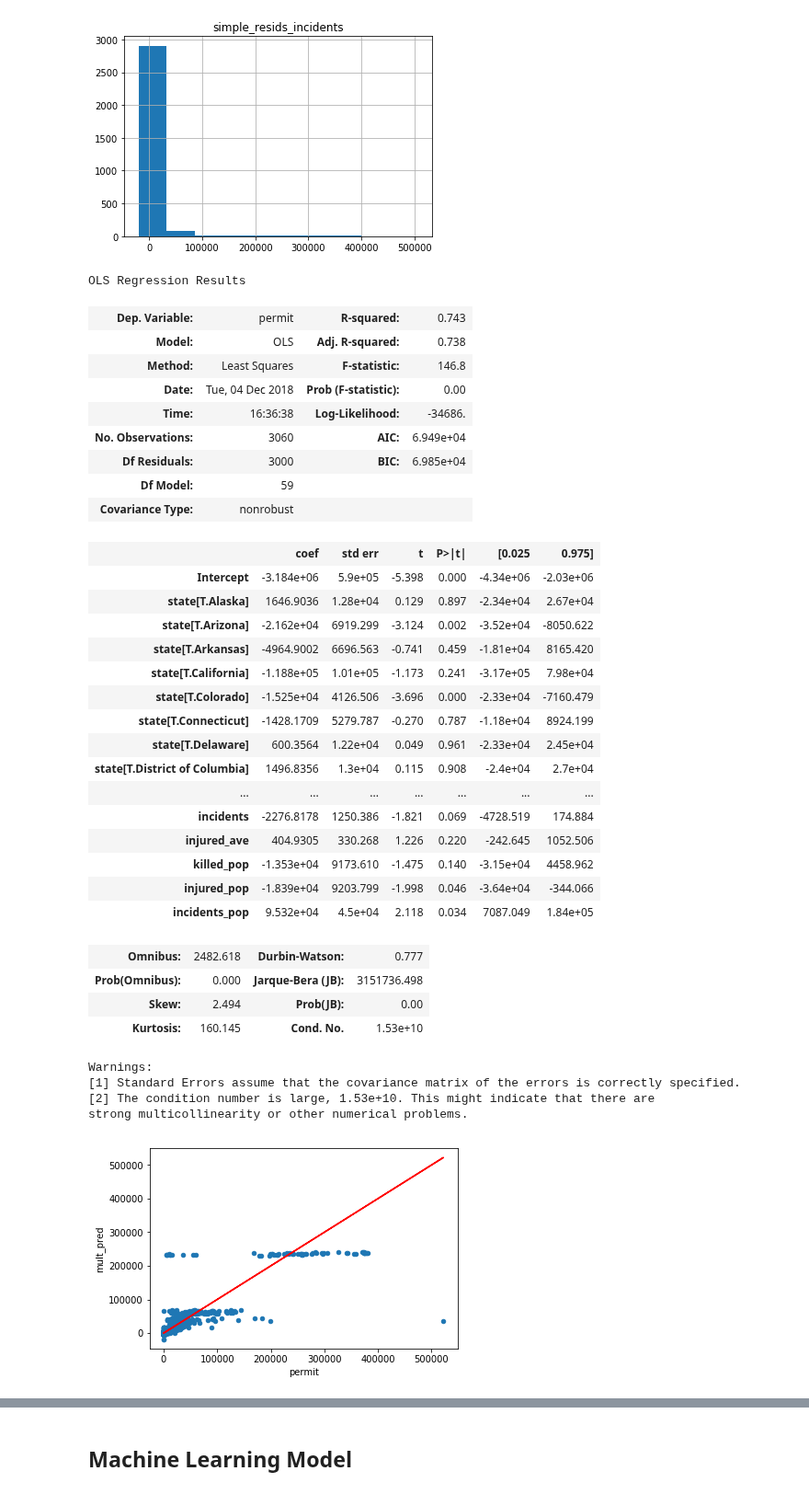
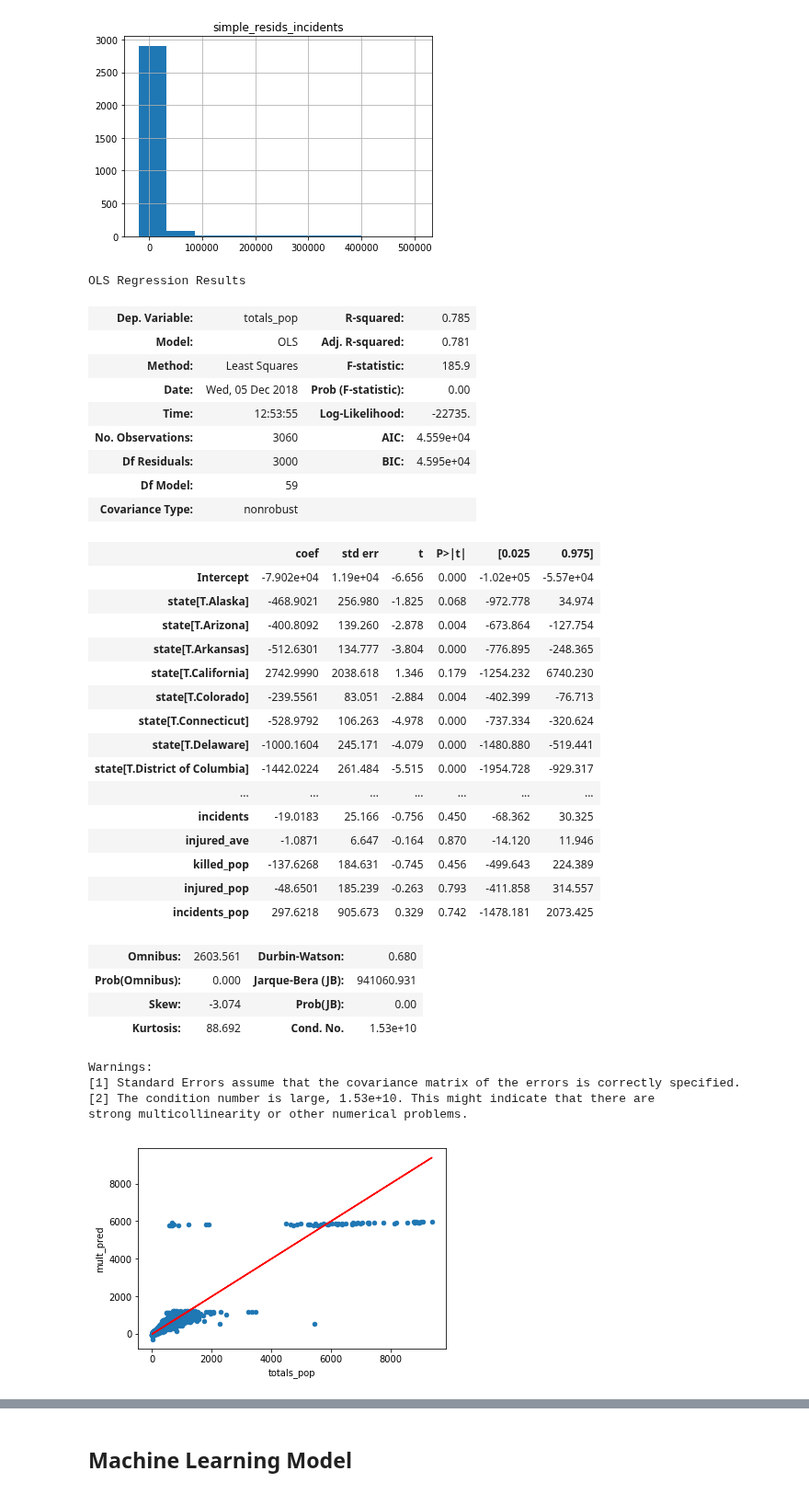
Before and after one commit to EliasFM/INFO370-FinalProject, a Jupyter notebook: Analysis .ipynb, the cells around one changed output, grey strips where cells are left out. Shown at 92% size. Cells and saved outputs as stored; diff of their text form; code cells hidden in the pictures.

```diff
--- a/Analysis .ipynb
+++ b/Analysis .ipynb
@@ -100,5 +100,5 @@ plt.show()
 # %%
-lm = smf.ols(formula='permit ~ killed_pop', data=shooting_and_sales_per_pop).fit()
+lm = smf.ols(formula='totals_pop ~ killed_pop', data=shooting_and_sales_per_pop).fit()
 lm.summary()
 # %% [output]
 OLS Regression Results
@@ -121,7 +121,7 @@ OLS Regression Results
 Warnings:
 [1] Standard Errors assume that the covariance matrix of the errors is correctly specified.
 # %%
-injured_lm = smf.ols(formula='permit ~ injured_pop', data=shooting_and_sales_per_pop).fit()
+injured_lm = smf.ols(formula='totals_pop ~ injured_pop', data=shooting_and_sales_per_pop).fit()
 injured_lm.summary()
 # %% [output]
 OLS Regression Results
@@ -144,7 +144,7 @@ OLS Regression Results
 Warnings:
 [1] Standard Errors assume that the covariance matrix of the errors is correctly specified.
 # %%
-incident_lm = smf.ols(formula='permit ~ incidents_pop', data=shooting_and_sales_per_pop).fit()
+incident_lm = smf.ols(formula='totals_pop ~ incidents_pop', data=shooting_and_sales_per_pop).fit()
 incident_lm.summary()
 # %% [output]
 OLS Regression Results
@@ -209,49 +209,49 @@ plt.show()
 # %% [output]
 [figure]
 # %%
-full_model =  smf.ols(formula='permit ~ year + population + month + state + injured + incidents + injured_ave + killed_pop + injured_pop + incidents_pop', data=shooting_and_sales_per_pop).fit()
+full_model =  smf.ols(formula='totals_pop ~ year + population + month + state + injured + incidents + injured_ave + killed_pop + injured_pop + incidents_pop', data=shooting_and_sales_per_pop).fit()
 full_model.summary()
 # %% [output]
 OLS Regression Results
-| Dep. Variable: | permit | R-squared: | 0.743 |
-| Model: | OLS | Adj. R-squared: | 0.738 |
-| Method: | Least Squares | F-statistic: | 146.8 |
-| Date: | Tue, 04 Dec 2018 | Prob (F-statistic): | 0.00 |
-| Time: | 16:36:38 | Log-Likelihood: | -34686. |
-| No. Observations: | 3060 | AIC: | 6.949e+04 |
-| Df Residuals: | 3000 | BIC: | 6.985e+04 |
+| Dep. Variable: | totals_pop | R-squared: | 0.785 |
+| Model: | OLS | Adj. R-squared: | 0.781 |
+| Method: | Least Squares | F-statistic: | 185.9 |
+| Date: | Wed, 05 Dec 2018 | Prob (F-statistic): | 0.00 |
+| Time: | 12:53:55 | Log-Likelihood: | -22735. |
+| No. Observations: | 3060 | AIC: | 4.559e+04 |
+| Df Residuals: | 3000 | BIC: | 4.595e+04 |
 | Df Model: | 59 |  |  |
 | Covariance Type: | nonrobust |  |  |
 |  | coef | std err | t | P>|t| | [0.025 | 0.975] |
-| Intercept | -3.184e+06 | 5.9e+05 | -5.398 | 0.000 | -4.34e+06 | -2.03e+06 |
-| state[T.Alaska] | 1646.9036 | 1.28e+04 | 0.129 | 0.897 | -2.34e+04 | 2.67e+04 |
-| state[T.Arizona] | -2.162e+04 | 6919.299 | -3.124 | 0.002 | -3.52e+04 | -8050.622 |
-| state[T.Arkansas] | -4964.9002 | 6696.563 | -0.741 | 0.459 | -1.81e+04 | 8165.420 |
-| state[T.California] | -1.188e+05 | 1.01e+05 | -1.173 | 0.241 | -3.17e+05 | 7.98e+04 |
-| state[T.Colorado] | -1.525e+04 | 4126.506 | -3.696 | 0.000 | -2.33e+04 | -7160.479 |
-| state[T.Connecticut] | -1428.1709 | 5279.787 | -0.270 | 0.787 | -1.18e+04 | 8924.199 |
-| state[T.Delaware] | 600.3564 | 1.22e+04 | 0.049 | 0.961 | -2.33e+04 | 2.45e+04 |
-| state[T.District of Columbia] | 1496.8356 | 1.3e+04 | 0.115 | 0.908 | -2.4e+04 | 2.7e+04 |
+| Intercept | -7.902e+04 | 1.19e+04 | -6.656 | 0.000 | -1.02e+05 | -5.57e+04 |
+| state[T.Alaska] | -468.9021 | 256.980 | -1.825 | 0.068 | -972.778 | 34.974 |
+| state[T.Arizona] | -400.8092 | 139.260 | -2.878 | 0.004 | -673.864 | -127.754 |
+| state[T.Arkansas] | -512.6301 | 134.777 | -3.804 | 0.000 | -776.895 | -248.365 |
+| state[T.California] | 2742.9990 | 2038.618 | 1.346 | 0.179 | -1254.232 | 6740.230 |
+| state[T.Colorado] | -239.5561 | 83.051 | -2.884 | 0.004 | -402.399 | -76.713 |
+| state[T.Connecticut] | -528.9792 | 106.263 | -4.978 | 0.000 | -737.334 | -320.624 |
+| state[T.Delaware] | -1000.1604 | 245.171 | -4.079 | 0.000 | -1480.880 | -519.441 |
+| state[T.District of Columbia] | -1442.0224 | 261.484 | -5.515 | 0.000 | -1954.728 | -929.317 |
 | ... | ... | ... | ... | ... | ... | ... |
-| incidents | -2276.8178 | 1250.386 | -1.821 | 0.069 | -4728.519 | 174.884 |
-| injured_ave | 404.9305 | 330.268 | 1.226 | 0.220 | -242.645 | 1052.506 |
-| killed_pop | -1.353e+04 | 9173.610 | -1.475 | 0.140 | -3.15e+04 | 4458.962 |
-| injured_pop | -1.839e+04 | 9203.799 | -1.998 | 0.046 | -3.64e+04 | -344.066 |
-| incidents_pop | 9.532e+04 | 4.5e+04 | 2.118 | 0.034 | 7087.049 | 1.84e+05 |
+| incidents | -19.0183 | 25.166 | -0.756 | 0.450 | -68.362 | 30.325 |
+| injured_ave | -1.0871 | 6.647 | -0.164 | 0.870 | -14.120 | 11.946 |
+| killed_pop | -137.6268 | 184.631 | -0.745 | 0.456 | -499.643 | 224.389 |
+| injured_pop | -48.6501 | 185.239 | -0.263 | 0.793 | -411.858 | 314.557 |
+| incidents_pop | 297.6218 | 905.673 | 0.329 | 0.742 | -1478.181 | 2073.425 |
-| Omnibus: | 2482.618 | Durbin-Watson: | 0.777 |
-| Prob(Omnibus): | 0.000 | Jarque-Bera (JB): | 3151736.498 |
-| Skew: | 2.494 | Prob(JB): | 0.00 |
-| Kurtosis: | 160.145 | Cond. No. | 1.53e+10 |
+| Omnibus: | 2603.561 | Durbin-Watson: | 0.680 |
+| Prob(Omnibus): | 0.000 | Jarque-Bera (JB): | 941060.931 |
+| Skew: | -3.074 | Prob(JB): | 0.00 |
+| Kurtosis: | 88.692 | Cond. No. | 1.53e+10 |
 Warnings:
 [1] Standard Errors assume that the covariance matrix of the errors is correctly specified.
 [2] The condition number is large, 1.53e+10. This might indicate that there are
 strong multicollinearity or other numerical problems.
 # %%
 shooting_and_sales_per_pop['mult_pred']=full_model.predict()
-shooting_and_sales_per_pop.plot('permit', 'mult_pred', kind='scatter')
-plt.plot(shooting_and_sales_per_pop.permit, shooting_and_sales_per_pop.permit, color='red')
+shooting_and_sales_per_pop.plot('totals_pop', 'mult_pred', kind='scatter')
+plt.plot(shooting_and_sales_per_pop.totals_pop, shooting_and_sales_per_pop.totals_pop, color='red')
 plt.show()
 # %% [output]
-[figure, old version]
+[figure, new version]
 # %%
 shooting_and_sales_per_pop['mult_pred']=full_model.predict()
```
Also changed, not shown: parts of 11 cells of this notebook.
